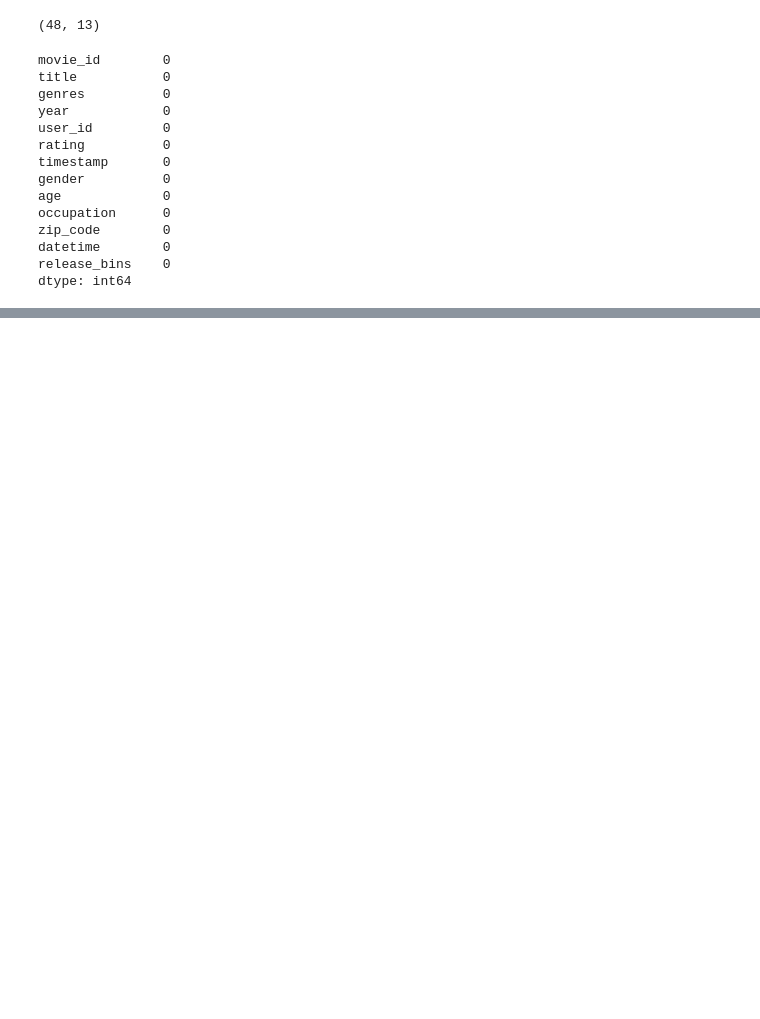
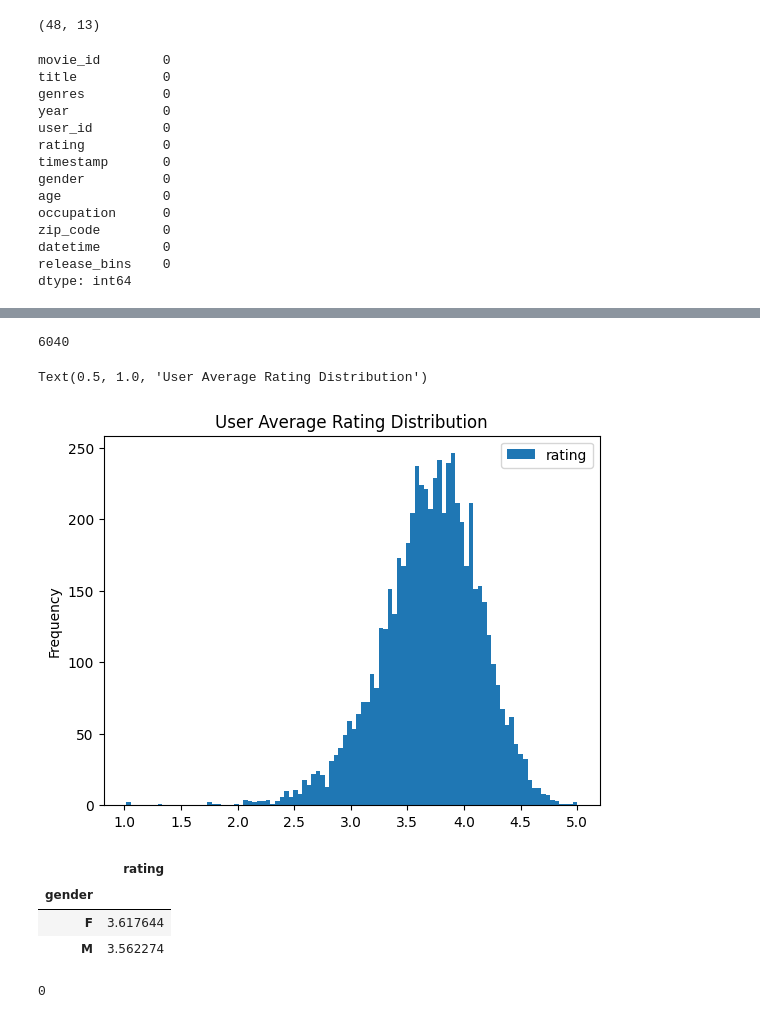
Before and after one commit to mahikshith/Zee-Recommender-System, a Jupyter notebook: Zee_recommender_system_mykee.ipynb, the cells around one changed output, grey strips where cells are left out. Saved outputs shown, nothing was run; the diff lists cells and outputs as text; code cells hidden in the pictures; blank space fills up the shorter version.

```diff
--- a/Zee_recommender_system_mykee.ipynb
+++ b/Zee_recommender_system_mykee.ipynb
@@ -103,7 +103,7 @@ users["age"].value_counts()
 Name: age, dtype: int64
 # %%
 users.replace({"age" : {"1":"Under 18","18":"18-24",
-                        "25":"25-34","35":"25-34",
+                        "25":"25-34","35":"35-44",
                         "45":"45-49","50":"50-55","56":"56 Above"}} , inplace = True)
 # %% [markdown]
 - Occupation is chosen from the following choices:
@@ -455,0 +496,23 @@ dtype: int64
+# %%
+mix_df["user_id"].nunique()
+# %% [output]
+6040
+# %%
+user_avg_rating = mix_df[["user_id","rating"]].groupby("user_id").mean()
+# %%
+user_avg_rating.plot(kind='hist',bins=100)
+plt.title("User Average Rating Distribution")
+# %% [output]
+Text(0.5, 1.0, 'User Average Rating Distribution')
+[figure, added]
+# %%
+mix_df[["gender","rating"]].groupby("gender").mean()
+# %% [output]
+|  | rating |
+| gender |  |
+| F | 3.617644 |
+| M | 3.562274 |
+# %%
+mix_df.duplicated().sum() # no duplicates
+# %% [output]
+0
```
Also changed, not shown: parts of 47 cells of this notebook.
